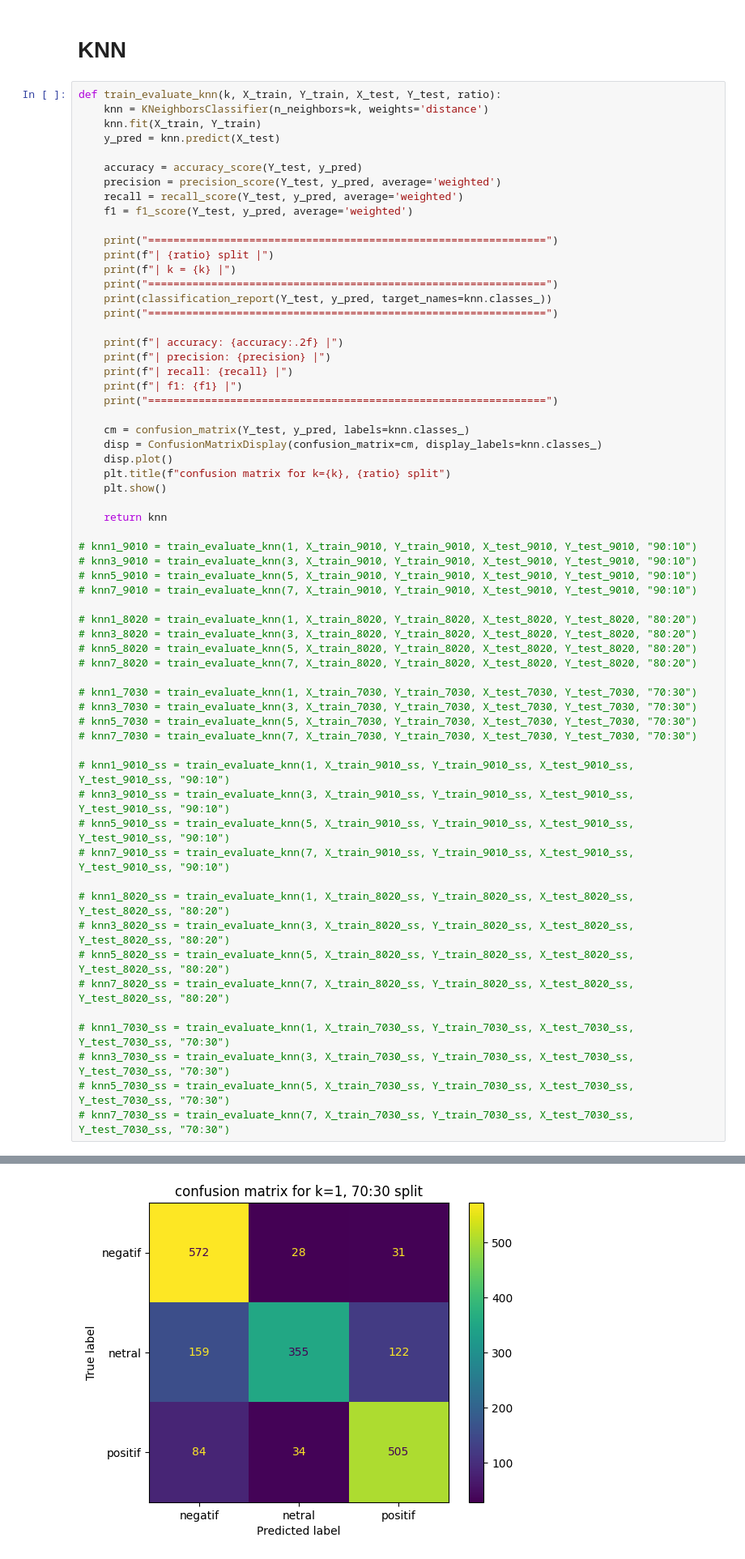
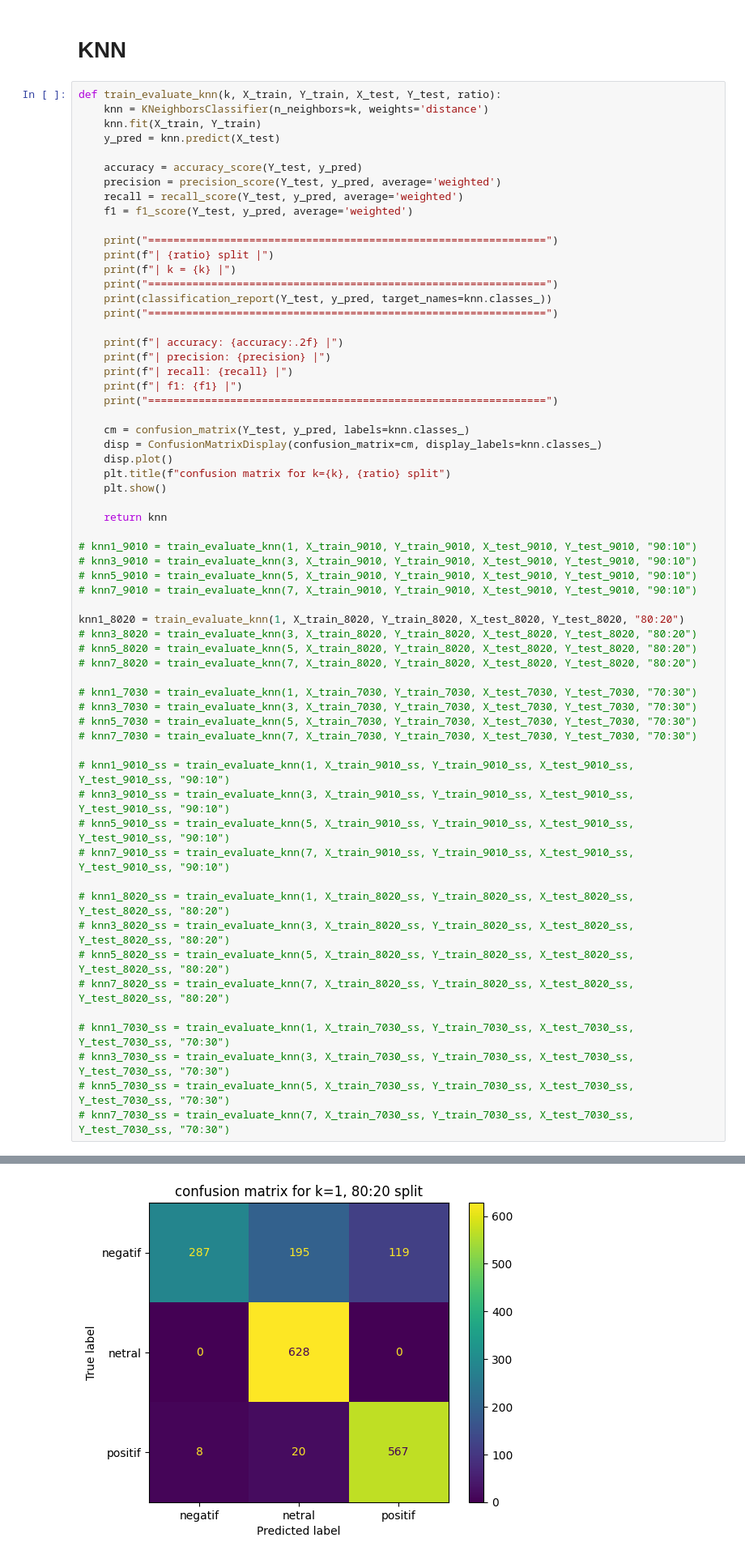
Before and after one commit to rfqma/skripsi, a Jupyter notebook: c_knn.ipynb, the cells around one changed output, grey strips where cells are left out. Shown at 81% size. Saved outputs shown, nothing was run; the diff lists cells and outputs as text.

```diff
--- a/c_knn.ipynb
+++ b/c_knn.ipynb
@@ -132,7 +132,7 @@ def train_evaluate_knn(k, X_train, Y_train, X_test, Y_test, ratio):
 # knn5_9010 = train_evaluate_knn(5, X_train_9010, Y_train_9010, X_test_9010, Y_test_9010, "90:10")
 # knn7_9010 = train_evaluate_knn(7, X_train_9010, Y_train_9010, X_test_9010, Y_test_9010, "90:10")
 
-# knn1_8020 = train_evaluate_knn(1, X_train_8020, Y_train_8020, X_test_8020, Y_test_8020, "80:20")
+knn1_8020 = train_evaluate_knn(1, X_train_8020, Y_train_8020, X_test_8020, Y_test_8020, "80:20")
 # knn3_8020 = train_evaluate_knn(3, X_train_8020, Y_train_8020, X_test_8020, Y_test_8020, "80:20")
 # knn5_8020 = train_evaluate_knn(5, X_train_8020, Y_train_8020, X_test_8020, Y_test_8020, "80:20")
 # knn7_8020 = train_evaluate_knn(7, X_train_8020, Y_train_8020, X_test_8020, Y_test_8020, "80:20")
@@ -179,2 +179,2 @@ weighted avg       0.77      0.76      0.75      1890
 ===============================================================
-[figure, old version]
+[figure, new version]
```
Also changed, not shown: parts of 2 cells of this notebook, 6 other files.
